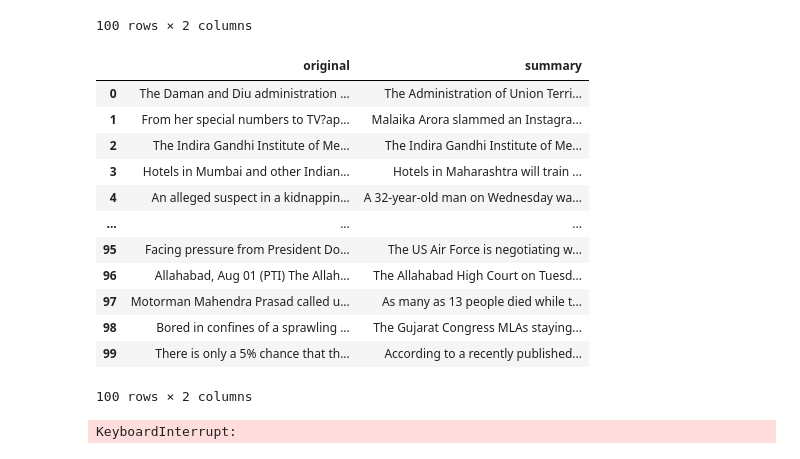
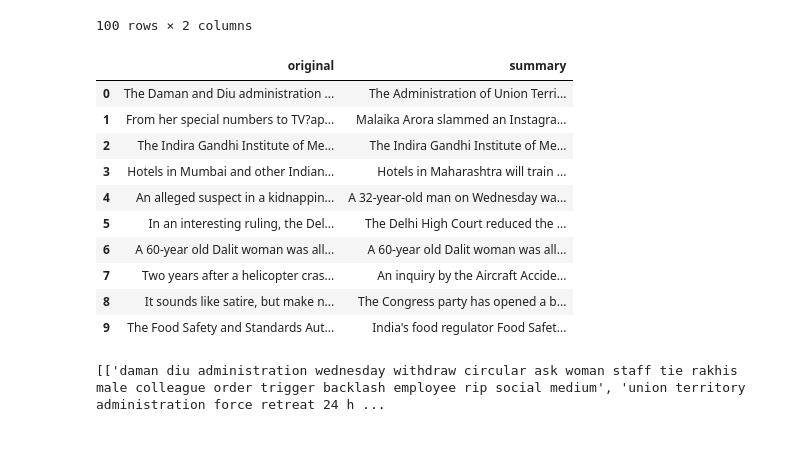
Before and after one commit to ZeyadMashhour/text_summarization, a Jupyter notebook: Testing.ipynb, the cells around one changed output. Saved outputs shown, nothing was run; the diff lists cells and outputs as text; code cells hidden in the pictures.

```diff
--- a/Testing.ipynb
+++ b/Testing.ipynb
@@ -36,28 +36,27 @@ mini_df
 # %%
 df = pd.read_csv("dataset.csv")
 df=df.iloc[:,1:]#remove first column(unnamed col)
 df.dropna(inplace=True)
 columns_titles = ["original","summary"]
 df=df.reindex(columns=columns_titles)
-mini_df = df[:100]
+mini_df = df[:10]
 mini_df
 # %% [output]
 |  | original | summary |
 | 0 | The Daman and Diu administration ... | The Administration of Union Terri... |
 | 1 | From her special numbers to TV?ap... | Malaika Arora slammed an Instagra... |
 | 2 | The Indira Gandhi Institute of Me... | The Indira Gandhi Institute of Me... |
 | 3 | Hotels in Mumbai and other Indian... | Hotels in Maharashtra will train ... |
 | 4 | An alleged suspect in a kidnappin... | A 32-year-old man on Wednesday wa... |
-| ... | ... | ... |
-| 95 | Facing pressure from President Do... | The US Air Force is negotiating w... |
-| 96 | Allahabad, Aug 01 (PTI) The Allah... | The Allahabad High Court on Tuesd... |
-| 97 | Motorman Mahendra Prasad called u... | As many as 13 people died while t... |
-| 98 | Bored in confines of a sprawling ... | The Gujarat Congress MLAs staying... |
-| 99 | There is only a 5% chance that th... | According to a recently published... |
+| 5 | In an interesting ruling, the Del... | The Delhi High Court reduced the ... |
+| 6 | A 60-year old Dalit woman was all... | A 60-year old Dalit woman was all... |
+| 7 | Two years after a helicopter cras... | An inquiry by the Aircraft Accide... |
+| 8 | It sounds like satire, but make n... | The Congress party has opened a b... |
+| 9 | The Food Safety and Standards Aut... | India's food regulator Food Safet... |
-100 rows × 2 columns
 # %%
 """Preprocessing"""
 sentences, filtered_sentences = process_df(mini_df)
-print(sentences)
-# %% [output]
-KeyboardInterrupt:
+# %%
+print(filtered_sentences)
+# %% [output]
+[['daman diu administration wednesday withdraw circular ask woman staff tie rakhis male colleague order trigger backlash employee rip social medium', 'union territory administration force retreat 24 h ...
```
Also changed, not shown: parts of 8 cells of this notebook, 3 other files.
